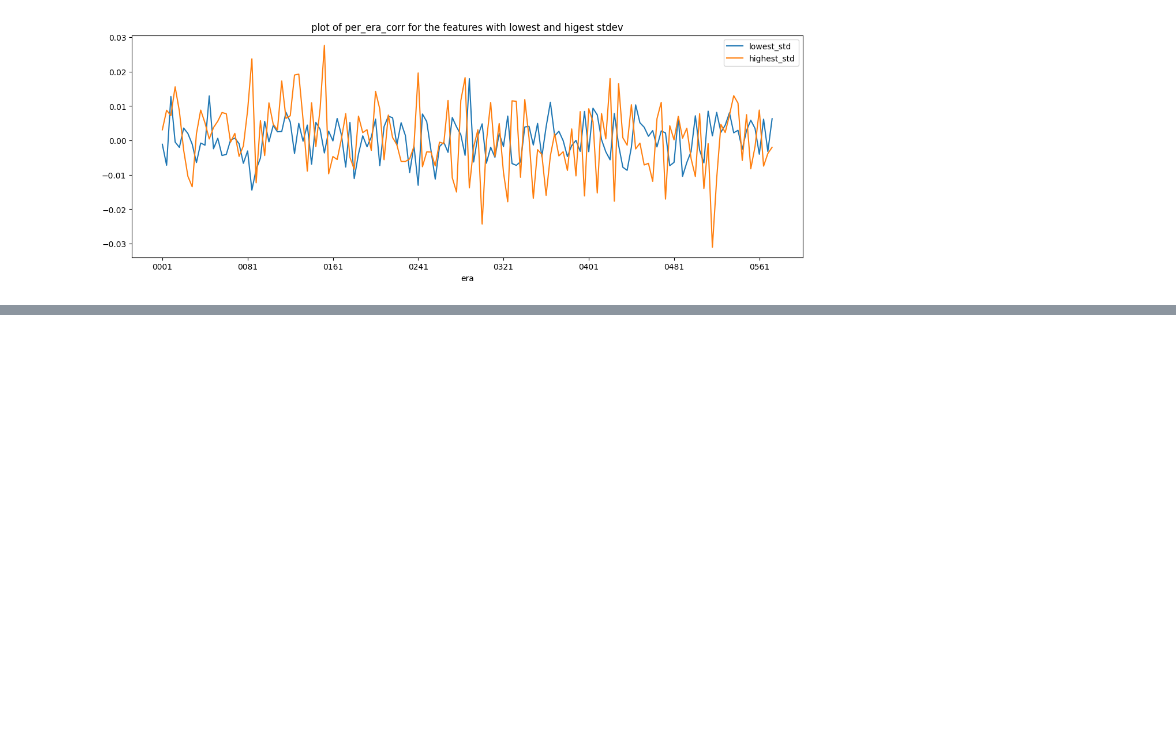
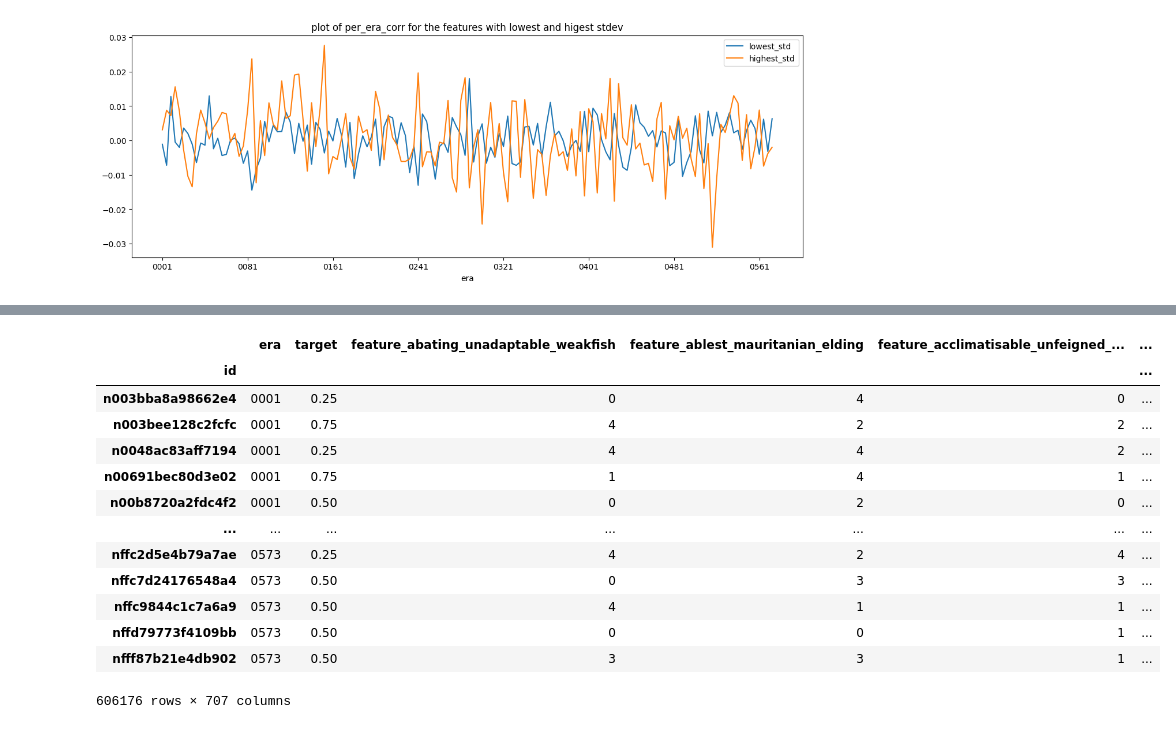
Before and after one commit to Pankaj-2003/Numerai_Models, a Jupyter notebook: feature_neutralization.ipynb, the cells around one changed output, grey strips where cells are left out. Saved outputs shown, nothing was run; the diff lists cells and outputs as text; code cells hidden in the pictures; blank space fills up the shorter version.

Commit message:
more analysis and training

```diff
--- a/feature_neutralization.ipynb
+++ b/feature_neutralization.ipynb
@@ -161,0 +192,17 @@ plt.legend(["lowest_std" , "highest_std"]);
+# %%
+train
+# %% [output]
+|  | era | target | feature_abating_unadaptable_weakfish | feature_ablest_mauritanian_elding | feature_acclimatisable_unfeigned_... | ... |
+| id |  |  |  |  |  | ... |
+| n003bba8a98662e4 | 0001 | 0.25 | 0 | 4 | 0 | ... |
+| n003bee128c2fcfc | 0001 | 0.75 | 4 | 2 | 2 | ... |
+| n0048ac83aff7194 | 0001 | 0.25 | 4 | 4 | 2 | ... |
+| n00691bec80d3e02 | 0001 | 0.75 | 1 | 4 | 1 | ... |
+| n00b8720a2fdc4f2 | 0001 | 0.50 | 0 | 2 | 0 | ... |
+| ... | ... | ... | ... | ... | ... | ... |
+| nffc2d5e4b79a7ae | 0573 | 0.25 | 4 | 2 | 4 | ... |
+| nffc7d24176548a4 | 0573 | 0.50 | 0 | 3 | 3 | ... |
+| nffc9844c1c7a6a9 | 0573 | 0.50 | 4 | 1 | 1 | ... |
+| nffd79773f4109bb | 0573 | 0.50 | 0 | 0 | 1 | ... |
+| nfff87b21e4db902 | 0573 | 0.50 | 3 | 3 | 1 | ... |
+606176 rows × 707 columns
```
Also changed, not shown: parts of 4 cells of this notebook.
